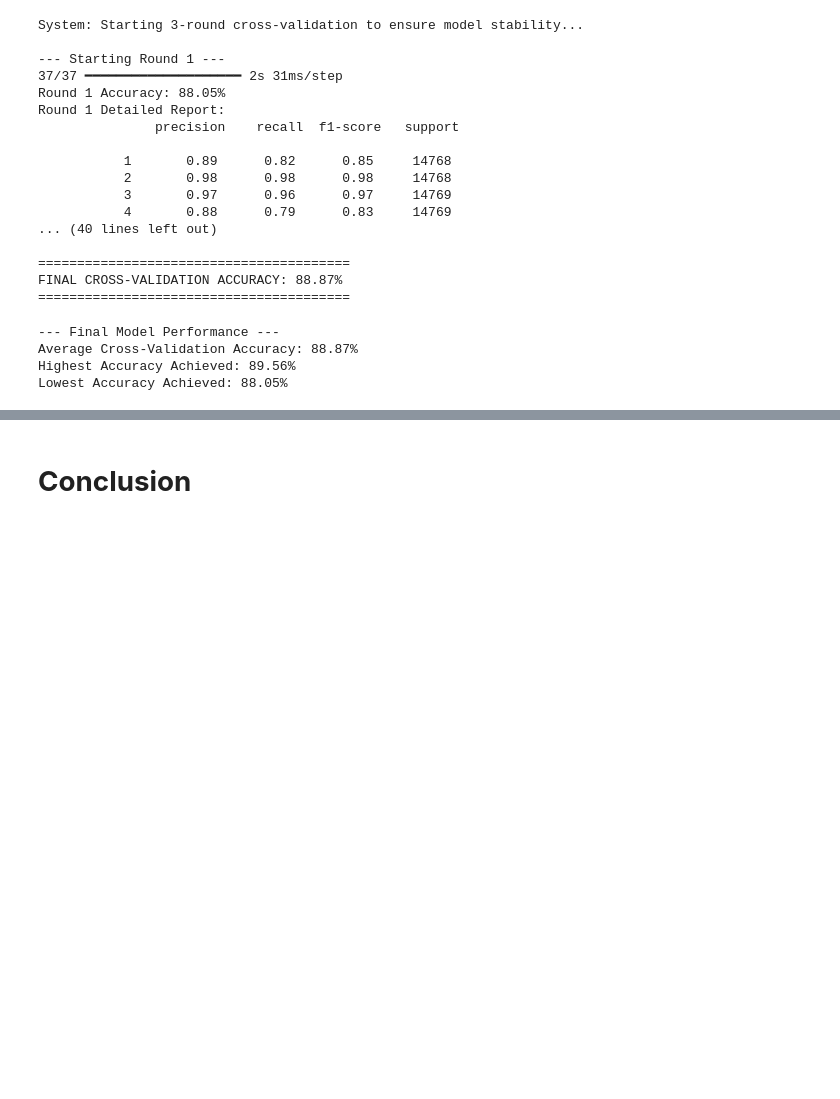
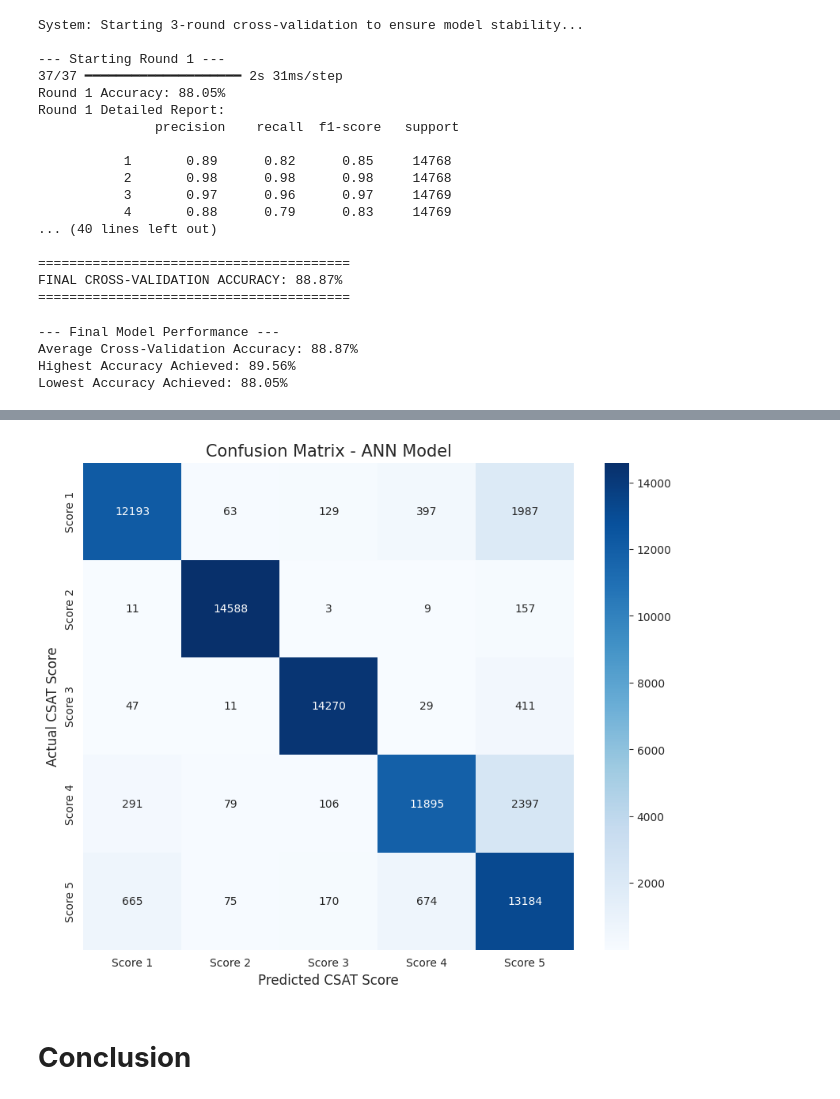
Before and after one commit to amol004/E-Commerce-Customer-Satisfaction-Score-Prediction-Deep-Learning, a Jupyter notebook: E_Commerce_Customer_Satisfaction_Score_Prediction.ipynb, the cells around one changed output, grey strips where cells are left out. Drawn from its saved outputs; the diff is of its cells as text; code cells hidden in the pictures; blank space fills up the shorter version.

```diff
--- a/E_Commerce_Customer_Satisfaction_Score_Prediction.ipynb
+++ b/E_Commerce_Customer_Satisfaction_Score_Prediction.ipynb
@@ -1687,3 +1691,25 @@ Lowest Accuracy Achieved: 88.05%
+# %%
+from sklearn.metrics import confusion_matrix
+import seaborn as sns
+import matplotlib.pyplot as plt
+
+# 1. Generate the Confusion Matrix using the results from the last cross-validation fold
+# actual_answers_csat and final_guesses_csat are available from the previous cell
+cm = confusion_matrix(actual_answers_csat, final_guesses_csat)
+
+# 2. Define labels for the axis (CSAT Scores 1 to 5)
+labels = ['Score 1', 'Score 2', 'Score 3', 'Score 4', 'Score 5']
+
+# 3. Plotting the Heatmap
+plt.figure(figsize=(10, 8))
+sns.heatmap(cm, annot=True, fmt='d', cmap='Blues', xticklabels=labels, yticklabels=labels)
+
+plt.title('Confusion Matrix - ANN Model', fontsize=15)
+plt.xlabel('Predicted CSAT Score', fontsize=12)
+plt.ylabel('Actual CSAT Score', fontsize=12)
+plt.show()
+# %% [output]
+[figure, added]
 # %% [markdown]
 # **Conclusion**
 # %% [markdown]
```
Also changed, not shown: parts of 1 cell of this notebook.
